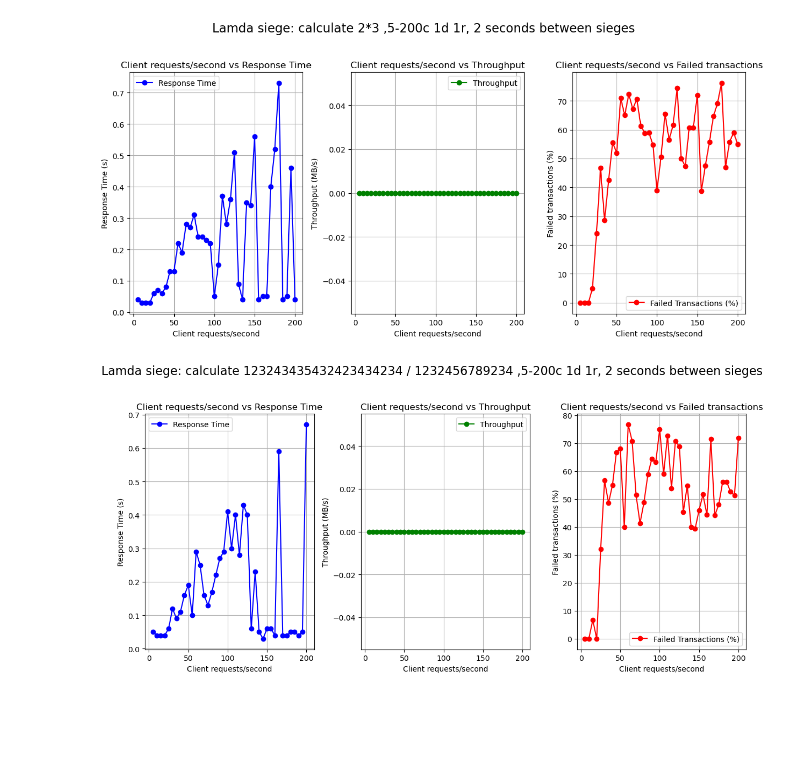
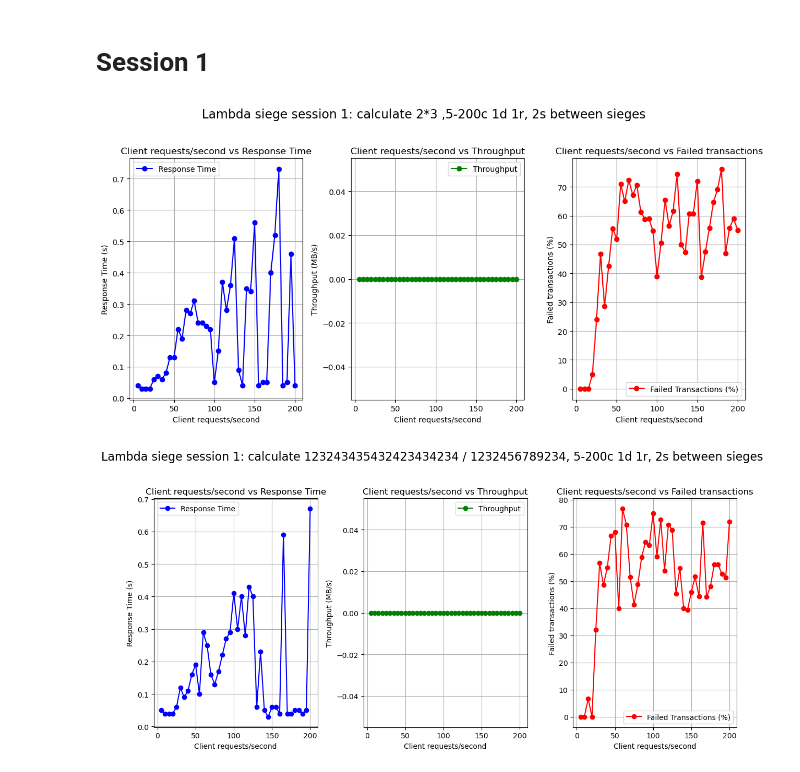
Before and after one commit to bookpanda/2110524-CLOUD-COMP-TECH, a Jupyter notebook: activity/week4-serverless/plot.ipynb, the cells around one changed output. Cells and saved outputs as stored; diff of their text form; code cells hidden in the pictures; blank space fills up the shorter version.

```diff
--- a/activity/week4-serverless/plot.ipynb
+++ b/activity/week4-serverless/plot.ipynb
@@ -38,17 +38,19 @@ def plot_results(results: List, title: str):
     fig.suptitle(title, fontsize=16)
     plt.tight_layout(rect=[0, 0, 1, 0.95])
     plt.show()
+# %% [markdown]
+# Session 1
 # %%
 log_file_path = './logs/session1/siege-2s-d1-r1-easy.log'
 log_data = read_log_file(log_file_path)
 results = parse_siege_logs(log_data)
-plot_results(results, 'Lamda siege: calculate 2*3 ,5-200c 1d 1r, 2 seconds between sieges')
+plot_results(results, 'Lambda siege session 1: calculate 2*3 ,5-200c 1d 1r, 2s between sieges')
 # %% [output]
-[figure, old version]
+[figure, new version]
 # %%
 log_file_path = './logs/session1/siege-2s-d1-r1-hard.log'
 log_data = read_log_file(log_file_path)
 results = parse_siege_logs(log_data)
-plot_results(results, 'Lamda siege: calculate 123243435432423434234 / 1232456789234 ,5-200c 1d 1r, 2 seconds between sieges')
+plot_results(results, 'Lambda siege session 1: calculate 123243435432423434234 / 1232456789234, 5-200c 1d 1r, 2s between sieges')
 # %% [output]
-[figure, old version]
+[figure, new version]
```
Also changed, not shown: parts of 3 cells of this notebook, 3 other files.
